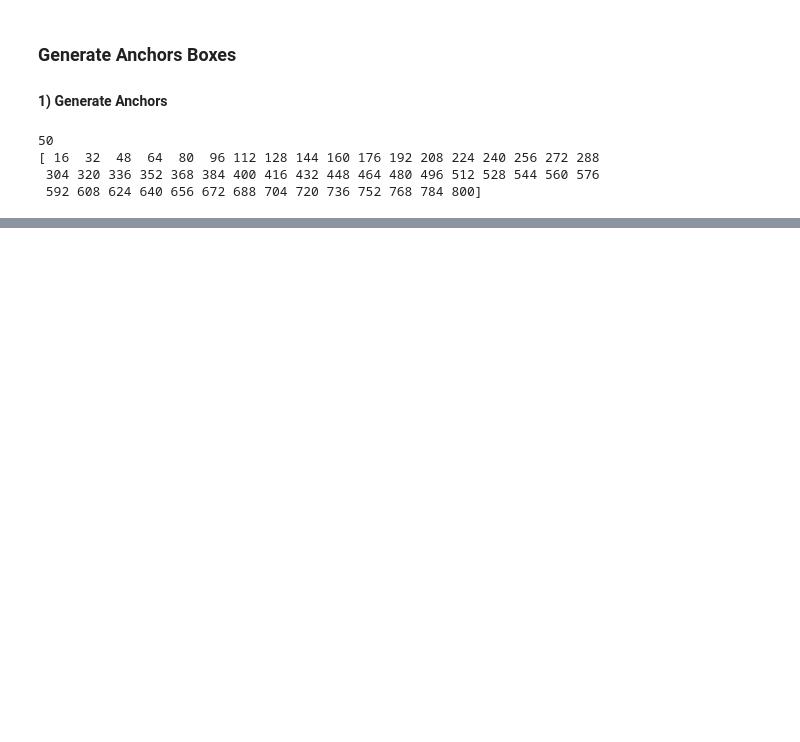
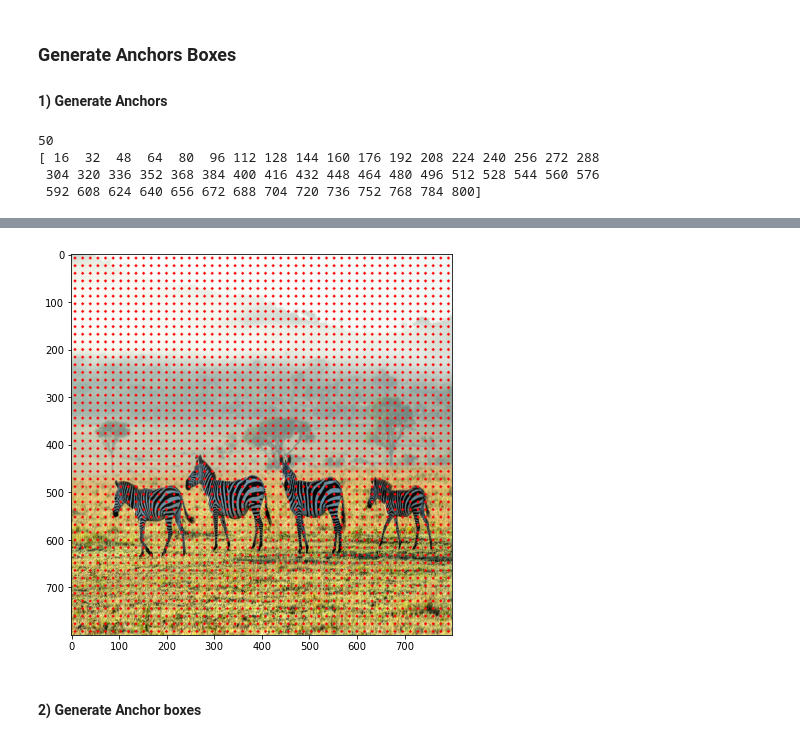
Before and after one commit to Hongsehyun/SV_Intern_Memo, a Jupyter notebook: 1. PyTorch_OD Tutorial/[PyTorch] Faster_RCNN_Tutorial.ipynb, the cells around one changed output, grey strips where cells are left out. Saved outputs shown, nothing was run; the diff lists cells and outputs as text; code cells hidden in the pictures; blank space fills up the shorter version.

```diff
--- a/1. PyTorch_OD Tutorial/[PyTorch] Faster_RCNN_Tutorial.ipynb
+++ b/1. PyTorch_OD Tutorial/[PyTorch] Faster_RCNN_Tutorial.ipynb
@@ -342,12 +358,14 @@ plt.show()
 # image size : 800x800
 # sub-sampled feature map size : 800 x 1/16 = 50
 # 50 x 50 = 2500 anchors and each anchor generate 9 anchor boxes
+# (Because it is faster R-CNN!, each anchor has 3 ratio, 3 scale. so total 9 anchor boxes)
+
 # total anchor boxes = 50 x 50 x 9 = 22500
 # x,y intervals to generate anchor box center
 
-feature_size = 800 // 16
-ctr_x = np.arange(16, (feature_size + 1) * 16, 16)
-ctr_y = np.arange(16, (feature_size + 1) * 16, 16)
+feature_size = 800 // 16                               # feature_size = 50
+ctr_x = np.arange(16 , (feature_size * 16) + 1 , 16)   # 각 Anchor의 시작 위치!
+ctr_y = np.arange(16 , (feature_size * 16) + 1 , 16)
 print(len(ctr_x))
 print(ctr_x)
 # %% [output]
@@ -355,3 +373,18 @@ print(ctr_x)
 [ 16  32  48  64  80  96 112 128 144 160 176 192 208 224 240 256 272 288
  304 320 336 352 368 384 400 416 432 448 464 480 496 512 528 544 560 576
  592 608 624 640 656 672 688 704 720 736 752 768 784 800]
+# %%
+# coordinates of the 255 center points to generate anchor boxes
+
+index = 0
+ctr = np.zeros((2500, 2))
+
+for i in range(len(ctr_x)):              # len(ctr_x) = 50
+    for j in range(len(ctr_y)):          # len(ctr_y) = 50
+        ctr[index, 1] = ctr_x[i] - 8     # ctr[index, 1] = width   , 각 anchor의 중심 좌표를 모두 생성!
+        ctr[index, 0] = ctr_y[j] - 8     # ctr[index, 0] = height  , 각 anchor의 중심 좌표를 모두 생성!
+        index += 1
+
+# ctr => [[center x, center y], ...]
+print(ctr.shape)
+print(ctr[:10, :])
@@ -357,0 +403,16 @@ print(ctr_x)
+# %%
+# display the 2500 anchors within image
+
+img_clone2 = np.copy(img)
+ctr_int = ctr.astype("int32")
+
+plt.figure(figsize=(7, 7))
+for i in range(ctr.shape[0]):
+    cv2.circle(img_clone2, (ctr_int[i][0], ctr_int[i][1]),
+              radius=1, color=(255, 0, 0), thickness=3)
+plt.imshow(img_clone2)
+plt.show()
+# %% [output]
+[figure, added]
+# %% [markdown]
+#### 2) Generate Anchor boxes
```
Also changed, not shown: parts of 98 cells of this notebook.
